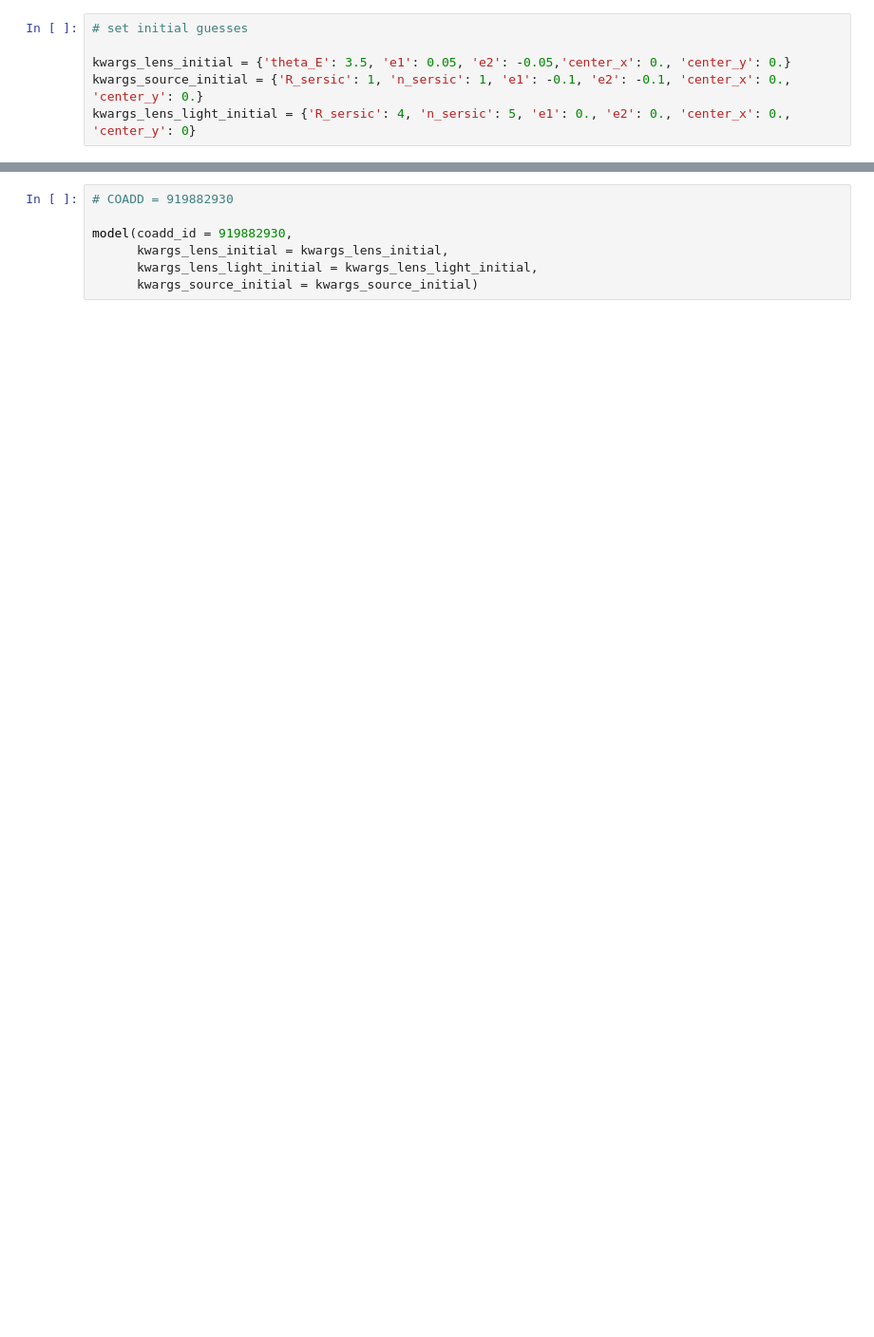
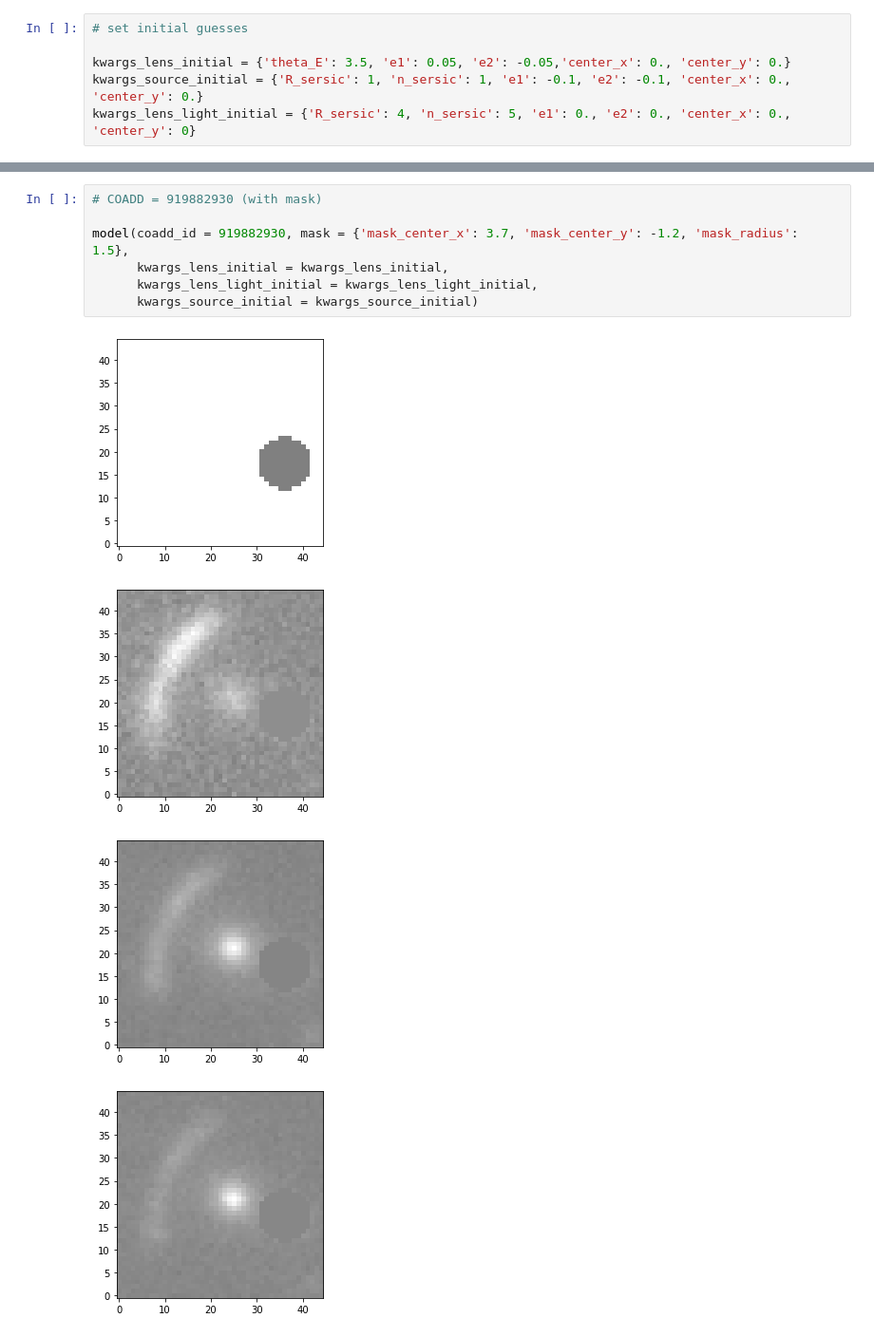
Before and after one commit to gilliancartwright/Lens-Modeling-DeepZipper-Candidates, a Jupyter notebook: Modeling_Data.ipynb, the cells around one changed output, grey strips where cells are left out. Shown at 95% size. Saved outputs shown, nothing was run; the diff lists cells and outputs as text; blank space fills up the shorter version.

```diff
--- a/Modeling_Data.ipynb
+++ b/Modeling_Data.ipynb
@@ -365,11 +392,15 @@ The Einstein radius from the model is 4.331287179162263
 # %%
-# COADD = 919882930
+# COADD = 919882930 (with mask)
 
-model(coadd_id = 919882930,
+model(coadd_id = 919882930, mask = {'mask_center_x': 3.7, 'mask_center_y': -1.2, 'mask_radius': 1.5},
       kwargs_lens_initial = kwargs_lens_initial,
       kwargs_lens_light_initial = kwargs_lens_light_initial,
       kwargs_source_initial = kwargs_source_initial)
 # %% [output]
+[figure, new version]
+[figure, added]
+[figure, added]
+[figure, added]
 Computing the PSO ...
 10
 20
```
Also changed, not shown: parts of 15 cells of this notebook.
